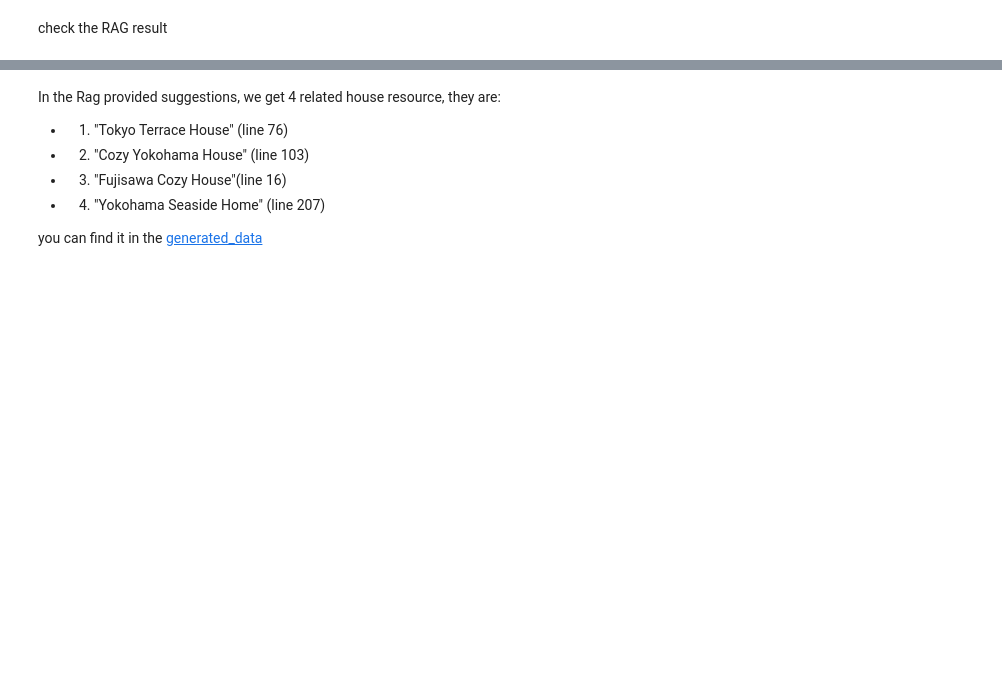
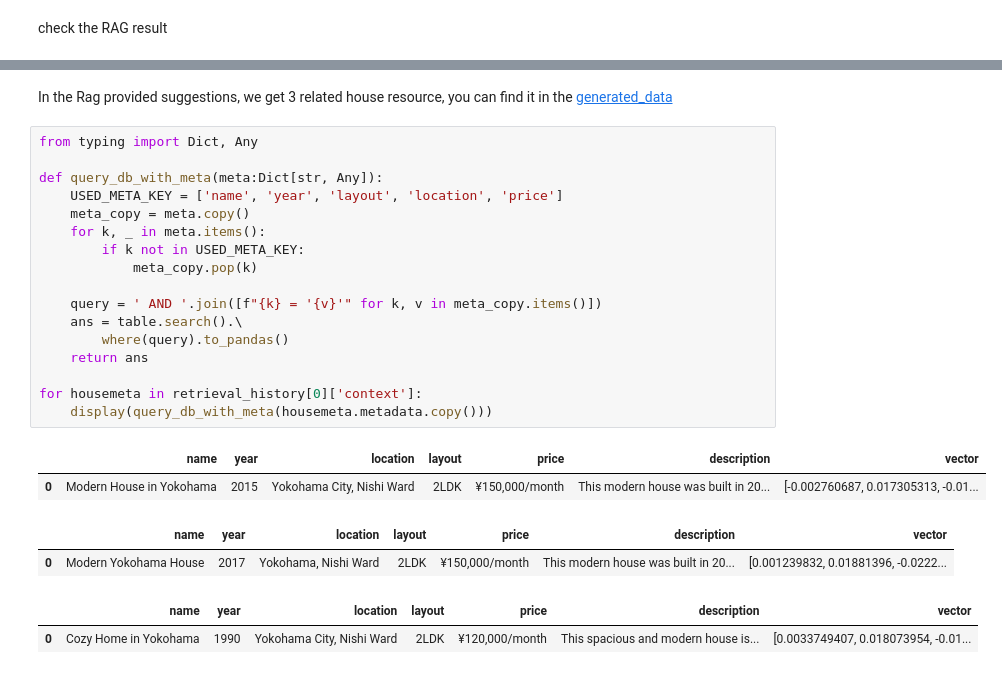
Before and after one commit to Vela-zz/PREAgent, a Jupyter notebook: notebook/2_query_housematch_agent.ipynb, the cells around one changed output, grey strips where cells are left out. Saved outputs shown, nothing was run; the diff lists cells and outputs as text; blank space fills up the shorter version.

```diff
--- a/notebook/2_query_housematch_agent.ipynb
+++ b/notebook/2_query_housematch_agent.ipynb
@@ -102,12 +194,29 @@ rag_result
 # %% [markdown]
-In the Rag provided suggestions, we get 4 related house resource, they are:
-
- - 1. "Tokyo Terrace House" (line 76)
- - 2. "Cozy Yokohama House" (line 103)
- - 3. "Fujisawa Cozy House"(line 16)
- - 4. "Yokohama Seaside Home" (line 207)
-
-you can find it in the [generated_data](../data/chatgpt_house_match_data.csv)
+In the Rag provided suggestions, we get 3 related house resource, you can find it in the [generated_data](../data/chatgpt_house_match_data.csv)
+# %%
+from typing import Dict, Any
+
+def query_db_with_meta(meta:Dict[str, Any]):
+    USED_META_KEY = ['name', 'year', 'layout', 'location', 'price']
+    meta_copy = meta.copy()
+    for k, _ in meta.items():
+        if k not in USED_META_KEY:
+            meta_copy.pop(k)
+
+    query = ' AND '.join([f"{k} = '{v}'" for k, v in meta_copy.items()])
+    ans = table.search().\
+        where(query).to_pandas()
+    return ans
+
+for housemeta in retrieval_history[0]['context']:
+    display(query_db_with_meta(housemeta.metadata.copy()))
+# %% [output]
+|  | name | year | location | layout | price | description | vector |
+| 0 | Modern House in Yokohama | 2015 | Yokohama City, Nishi Ward | 2LDK | ¥150,000/month | This modern house was built in 20... | [-0.002760687, 0.017305313, -0.01... |
+|  | name | year | location | layout | price | description | vector |
+| 0 | Modern Yokohama House | 2017 | Yokohama, Nishi Ward | 2LDK | ¥150,000/month | This modern house was built in 20... | [0.001239832, 0.01881396, -0.0222... |
+|  | name | year | location | layout | price | description | vector |
+| 0 | Cozy Home in Yokohama | 1990 | Yokohama City, Nishi Ward | 2LDK | ¥120,000/month | This spacious and modern house is... | [0.0033749407, 0.018073954, -0.01... |
 # %%
 # result visualize interface
 import gradio as gr
```
Also changed, not shown: parts of 12 cells of this notebook.
